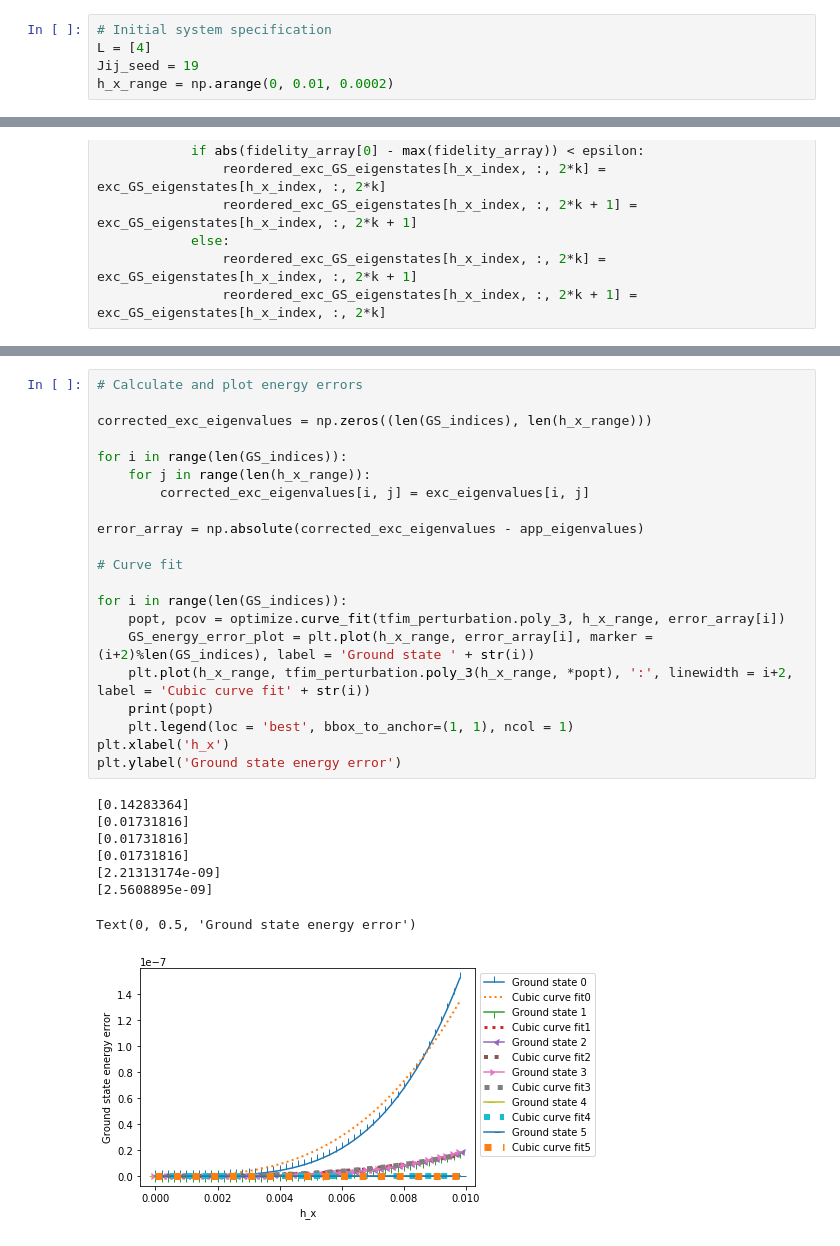
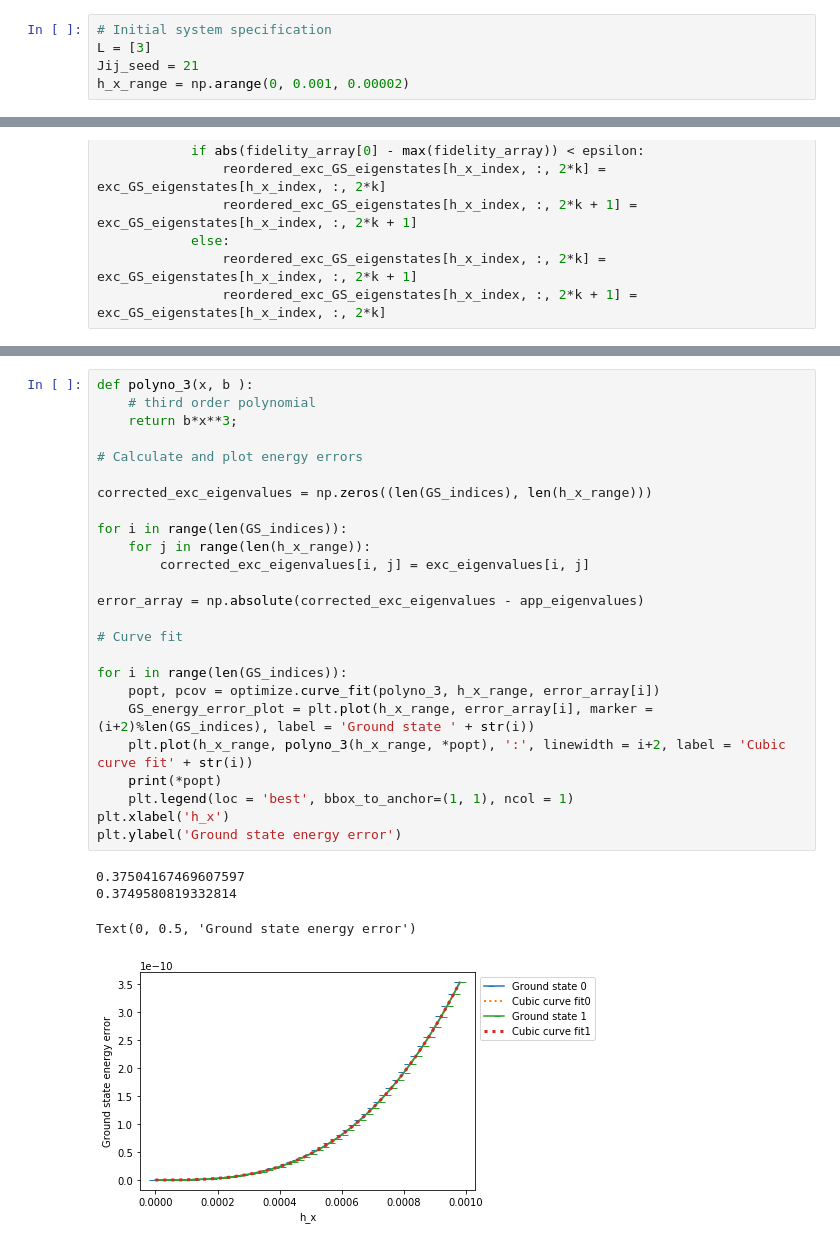
Before and after one commit to youtao1999/tfim_perturbation, a Jupyter notebook: tfim_2nd_analysis.ipynb, the cells around one changed output, grey strips where cells are left out. Drawn from its saved outputs; the diff is of its cells as text.

```diff
--- a/tfim_2nd_analysis.ipynb
+++ b/tfim_2nd_analysis.ipynb
@@ -13,9 +13,9 @@ import itertools
 marker = itertools.cycle((',', '+', '.', '1','2','3','4','|'))
 # %%
 # Initial system specification
-L = [4]
-Jij_seed = 19
-h_x_range = np.arange(0, 0.01, 0.0002)
+L = [3]
+Jij_seed = 21
+h_x_range = np.arange(0, 0.001, 0.00002)
 # %%
 PBC = True
 J = 1
@@ -174,33 +151,33 @@ Text(0.5, 0, 'h_x')
 # %%
+def polyno_3(x, b ):
+    # third order polynomial
+    return b*x**3;
+
 # Calculate and plot energy errors
 
 corrected_exc_eigenvalues = np.zeros((len(GS_indices), len(h_x_range)))
 
 for i in range(len(GS_indices)):
     for j in range(len(h_x_range)):
         corrected_exc_eigenvalues[i, j] = exc_eigenvalues[i, j]
 
 error_array = np.absolute(corrected_exc_eigenvalues - app_eigenvalues)
 
 # Curve fit
 
 for i in range(len(GS_indices)):
-    popt, pcov = optimize.curve_fit(tfim_perturbation.poly_3, h_x_range, error_array[i])
+    popt, pcov = optimize.curve_fit(polyno_3, h_x_range, error_array[i])
     GS_energy_error_plot = plt.plot(h_x_range, error_array[i], marker = (i+2)%len(GS_indices), label = 'Ground state ' + str(i))
-    plt.plot(h_x_range, tfim_perturbation.poly_3(h_x_range, *popt), ':', linewidth = i+2, label = 'Cubic curve fit' + str(i))
-    print(popt)
+    plt.plot(h_x_range, polyno_3(h_x_range, *popt), ':', linewidth = i+2, label = 'Cubic curve fit' + str(i))
+    print(*popt)
     plt.legend(loc = 'best', bbox_to_anchor=(1, 1), ncol = 1)
 plt.xlabel('h_x')
 plt.ylabel('Ground state energy error')
 # %% [output]
-[0.14283364]
-[0.01731816]
-[0.01731816]
-[0.01731816]
-[2.21313174e-09]
-[2.5608895e-09]
+0.37504167469607597
+0.3749580819332814
 Text(0, 0.5, 'Ground state energy error')
-[figure, old version]
+[figure, new version]
 # %%
 # Calculate probabilities for approximated eigenstates
 
```
Also changed, not shown: parts of 14 cells of this notebook, 7 other files.
